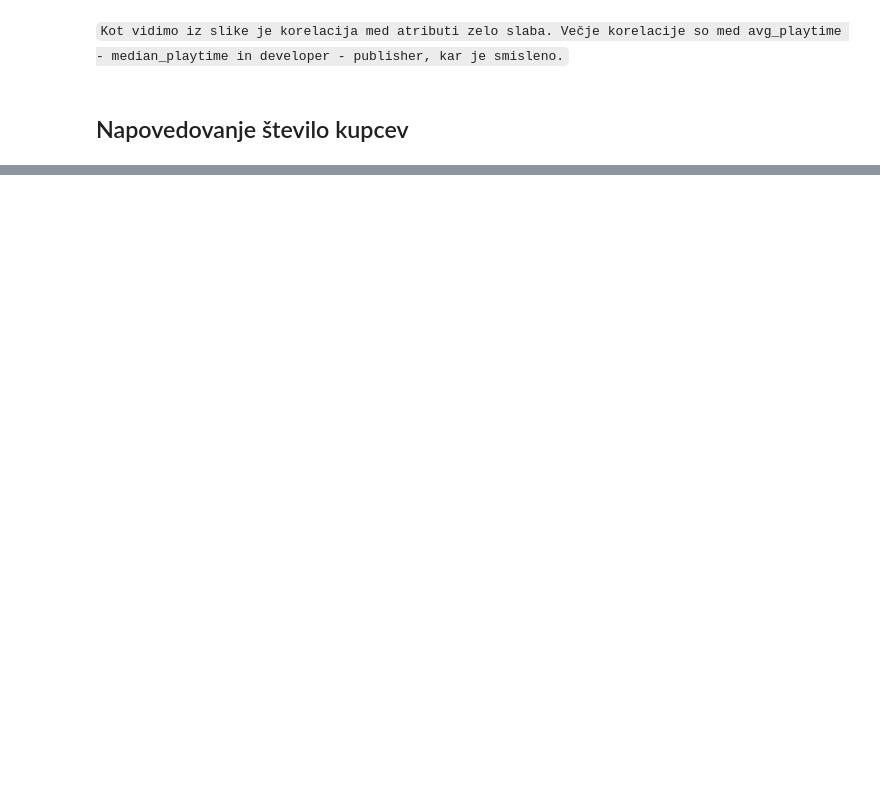
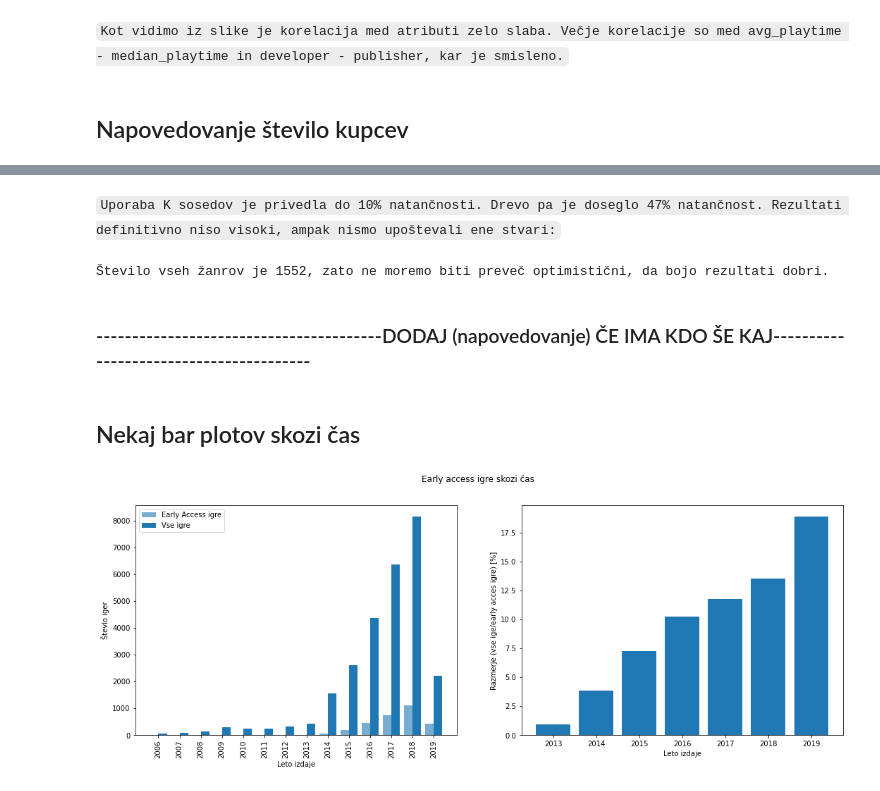
Before and after one commit to matejgrzinic/PR20MGDPMZML, a Jupyter notebook: popovic.ipynb, the cells around one changed output, grey strips where cells are left out. Drawn from its saved outputs; the diff is of its cells as text; code cells hidden in the pictures; blank space fills up the shorter version.

Commit message:
Dodano nekaj barplotov skozi čas

````diff
--- a/popovic.ipynb
+++ b/popovic.ipynb
@@ -222,0 +288,49 @@ LEMAO
+# %% [markdown]
+```Uporaba K sosedov je privedla do 10% natančnosti. Drevo pa je doseglo 47% natančnost. Rezultati definitivno niso visoki, ampak nismo upoštevali ene stvari:```
+# %%
+print("Število vseh žanrov je %4d, zato ne moremo biti preveč optimistični, da bojo rezultati dobri."%(mySteam.genres.nunique()))
+# %% [output]
+Število vseh žanrov je 1552, zato ne moremo biti preveč optimistični, da bojo rezultati dobri.
+# %% [markdown]
+### ----------------------------------------DODAJ (napovedovanje) ČE IMA KDO ŠE KAJ----------------------------------------
+# %% [markdown]
+## Nekaj bar plotov skozi čas
+# %%
+#funkcija za izris barplota skozi čas >2005 (od 2006 naprej je veliko podatkov; <2005 je par igric kar ni dovolj)
+def getPlotOverY(atribute, value, dataFrame, xlabel, ylabel1, ylabel2, title):
+    matrika = getDataFrameFor(atribute, value, dataFrame)
+    #[appid] -> vseen kera vrstica, važno je, da dobim prave vrednosti
+    valueA = matrika.groupby(["release_year"])["appid"].count()
+    allA = dataFrame.groupby(["release_year"])["appid"].count()
+
+    keys1 = [k for k in allA.keys() if pd.to_numeric(k)>2005]
+    valuesA1 = []
+    for k in allA.keys():
+        if (pd.to_numeric(k)>2005):
+            if(k in valueA.keys()):
+                valuesA1.append(pd.to_numeric(valueA[k]))
+            else:
+                valuesA1.append(0)
+    valuesA2 = [pd.to_numeric(allA[k]) for k in allA.keys() if pd.to_numeric(k)>2005]
+
+    values = [pd.to_numeric(pd.to_numeric(valueA[k])/pd.to_numeric(allA[k])*100) for k in valueA.keys() if pd.to_numeric(k)>2005]
+    keys = [k for k in valueA.keys() if pd.to_numeric(k)>2005]
+
+    plt.figure(figsize=(18,6),facecolor="w")
+    plt.suptitle(title)
+    plt.subplot(121)
+    plt.bar(np.arange(len(keys1))-0.2, valuesA1, width=0.4, color="tab:blue", alpha=0.6, align="center", label=value+" igre")
+    plt.bar(np.arange(len(keys1))+0.2, valuesA2, width=0.4,color="tab:blue", align="center", label="Vse igre")
+    plt.xticks(range(len(keys1)), keys1, rotation=90)
+    plt.legend()
+    plt.xlabel(xlabel)
+    plt.ylabel(ylabel1)
+
+    plt.subplot(122)
+    plt.bar(keys,values)
+    plt.xlabel(xlabel)
+    plt.ylabel(ylabel2)
+# %%
+getPlotOverY("steamspy_tags", "Early Access", mySteam, "Leto izdaje", "Števlo iger","Razmerje (vse ige/early acces igre) [%]", "Early access igre skozi čas")
+# %% [output]
+[figure, added]
````
Also changed, not shown: parts of 13 cells of this notebook.
